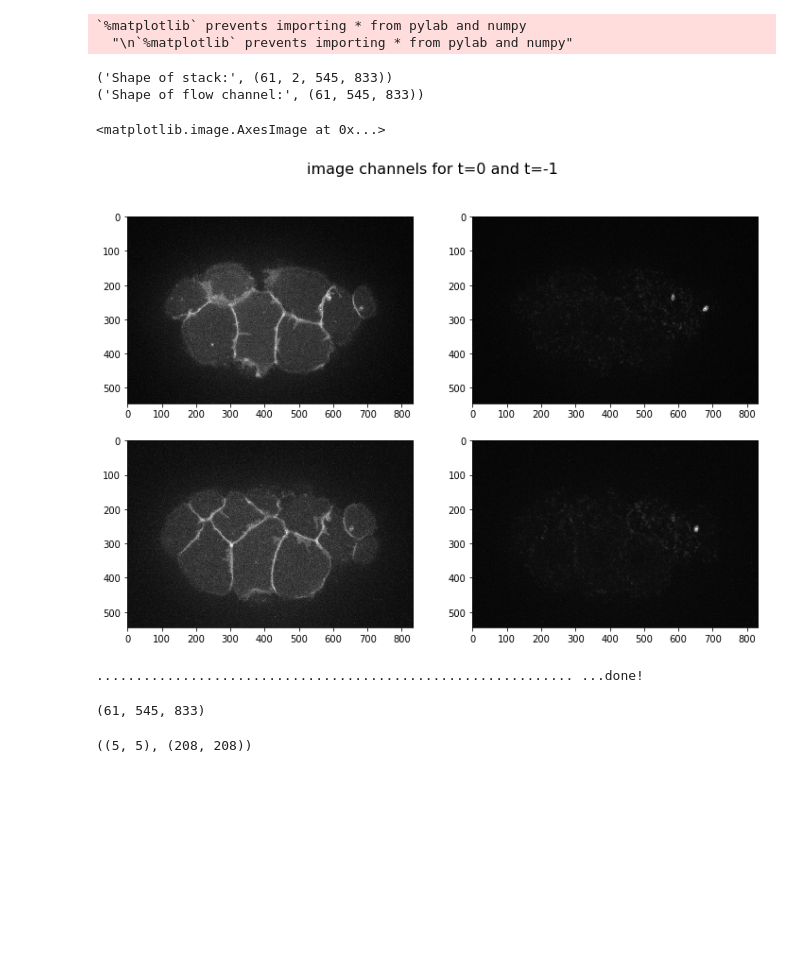
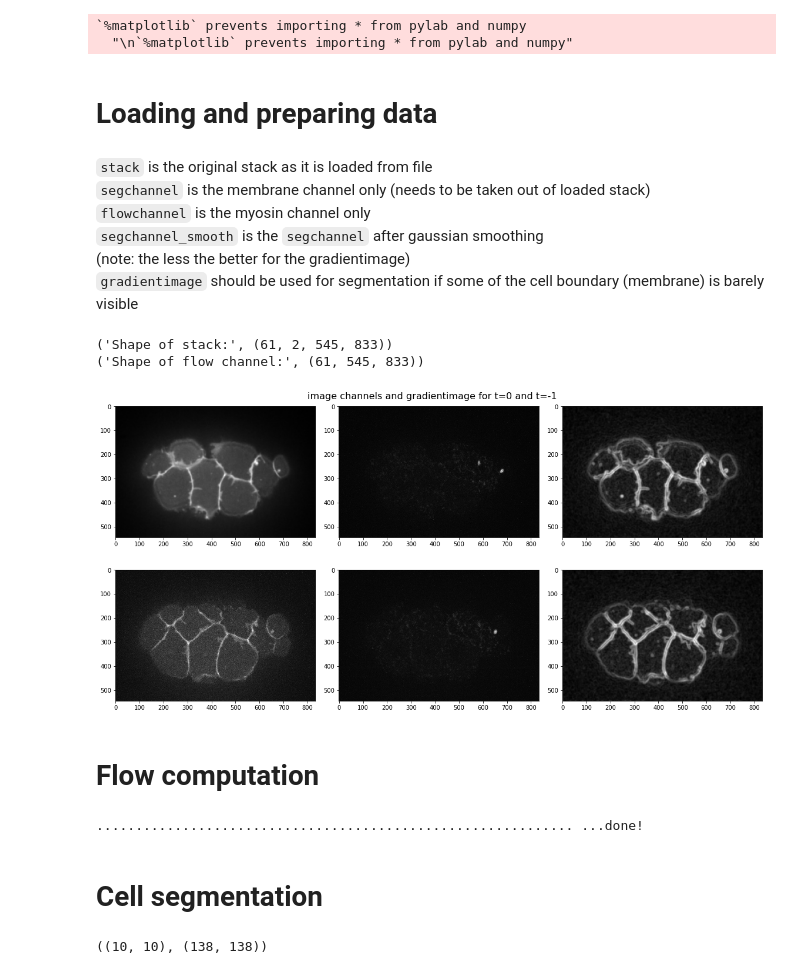
Before and after one commit to mangalp/BobSeg, a Jupyter notebook: NewDataTesting_Florian.ipynb, the cells around one changed output. Saved outputs shown, nothing was run; the diff lists cells and outputs as text; code cells hidden in the pictures; blank space fills up the shorter version.

Commit message:
Segmentation of cells with bad membrane labeling can use gradient image now

````diff
--- a/NewDataTesting_Florian.ipynb
+++ b/NewDataTesting_Florian.ipynb
@@ -36,3 +36,12 @@ from scipy.stats.stats import kendalltau
 Populating the interactive namespace from numpy and matplotlib
 `%matplotlib` prevents importing * from pylab and numpy
   "\n`%matplotlib` prevents importing * from pylab and numpy"
+# %% [markdown]
+# Loading and preparing data
+# %% [markdown]
+```stack``` is the original stack as it is loaded from file<br>
+```segchannel``` is the membrane channel only (needs to be taken out of loaded stack)<br>
+```flowchannel``` is the myosin channel only<br>
+```segchannel_smooth``` is the ```segchannel``` after gaussian smoothing<br>
+(note: the less the better for the gradientimage)<br>
+```gradientimage``` should be used for segmentation if some of the cell boundary (membrane) is barely visible<br>
@@ -44,28 +55,45 @@ filename = '/Users/jug/Repositories/GIT/BobSeg/data/ProjectGoldstein/MAX_mNG-mSc
 stack = imread(filename)
 segchannel = stack[:,1,:,:]
 flowchannel = stack[:,0,:,:]
-sigma = [0.,2.,2.]
+
+sigma = [0.,2,2]
 segchannel_smooth = gaussian(segchannel,sigma)
+
+gx = np.gradient(segchannel_smooth, 25, axis=2)
+gy = np.gradient(segchannel_smooth, 25, axis=1)
+gx = np.abs(gx)
+gy = np.abs(gy)
+gradientimage = gx+gy                  # add x and y gradients
+gradientimage /= np.max(gradientimage) # normalizes such that largest value is 1.0
+gradientimage **= .5                   # emphasizes smaller gradient values
+gradientimage = gaussian(gradientimage,sigma)
+
 print('Shape of stack:', stack.shape)
 print('Shape of flow channel:', flowchannel.shape)
 # %% [output]
 ('Shape of stack:', (61, 2, 545, 833))
 ('Shape of flow channel:', (61, 545, 833))
 # %%
-pylab.rcParams['figure.figsize'] = (12, 8)
+pylab.rcParams['figure.figsize'] = (16, 8)
 fig = plt.figure()
-fig.suptitle('image channels for t=0 and t=-1', fontsize=16)
-ax = fig.add_subplot(221)
-ax.imshow(segchannel[0], plt.get_cmap('gray'))
-ax = fig.add_subplot(222)
+fig.suptitle('image channels and gradientimage for t=0 and t=-1', fontsize=16)
+ax = fig.add_subplot(231)
+ax.imshow(segchannel_smooth[0], plt.get_cmap('gray'))
+ax = fig.add_subplot(232)
 ax.imshow(flowchannel[0], plt.get_cmap('gray'))
-ax = fig.add_subplot(223)
+ax = fig.add_subplot(233)
+ax.imshow(gradientimage[0], plt.get_cmap('gray'))
+ax = fig.add_subplot(234)
 ax.imshow(segchannel[-1], plt.get_cmap('gray'))
-ax = fig.add_subplot(224)
+ax = fig.add_subplot(235)
 ax.imshow(flowchannel[-1], plt.get_cmap('gray'))
+ax = fig.add_subplot(236)
+ax.imshow(gradientimage[-1], plt.get_cmap('gray'))
+fig.tight_layout()
 # %% [output]
-<matplotlib.image.AxesImage at 0x...>
-[figure, old version]
+[figure, new version]
+# %% [markdown]
+# Flow computation
 # %%
 flows = bsu.compute_flow( flowchannel )
 flow_x, flow_y = bsu.split_flow_components( flows )
@@ -74,17 +102,15 @@ flow_x, flow_y = bsu.split_flow_components( flows )
 # %%
 avg_flow_x = bsu.flow_average(flow_x, 5)
 avg_flow_y = bsu.flow_average(flow_y, 5)
-# %%
-print(flow_x.shape)
-# %% [output]
-(61, 545, 833)
+# %% [markdown]
+# Cell segmentation
 # %%
 # defining min and max radius for cell segmentation
-max_rs = ((segchannel[0].shape[1] / 4),
-          (segchannel[0].shape[1] / 4))
+max_rs = ((segchannel[0].shape[1] / 6),
+          (segchannel[0].shape[1] / 6))
 
-min_rs = (5,5)
+min_rs = (10,10)
 print (min_rs, max_rs)
 # %% [output]
-((5, 5), (208, 208))
+((10, 10), (138, 138))
 # %%
````
Also changed, not shown: parts of 7 cells of this notebook.
